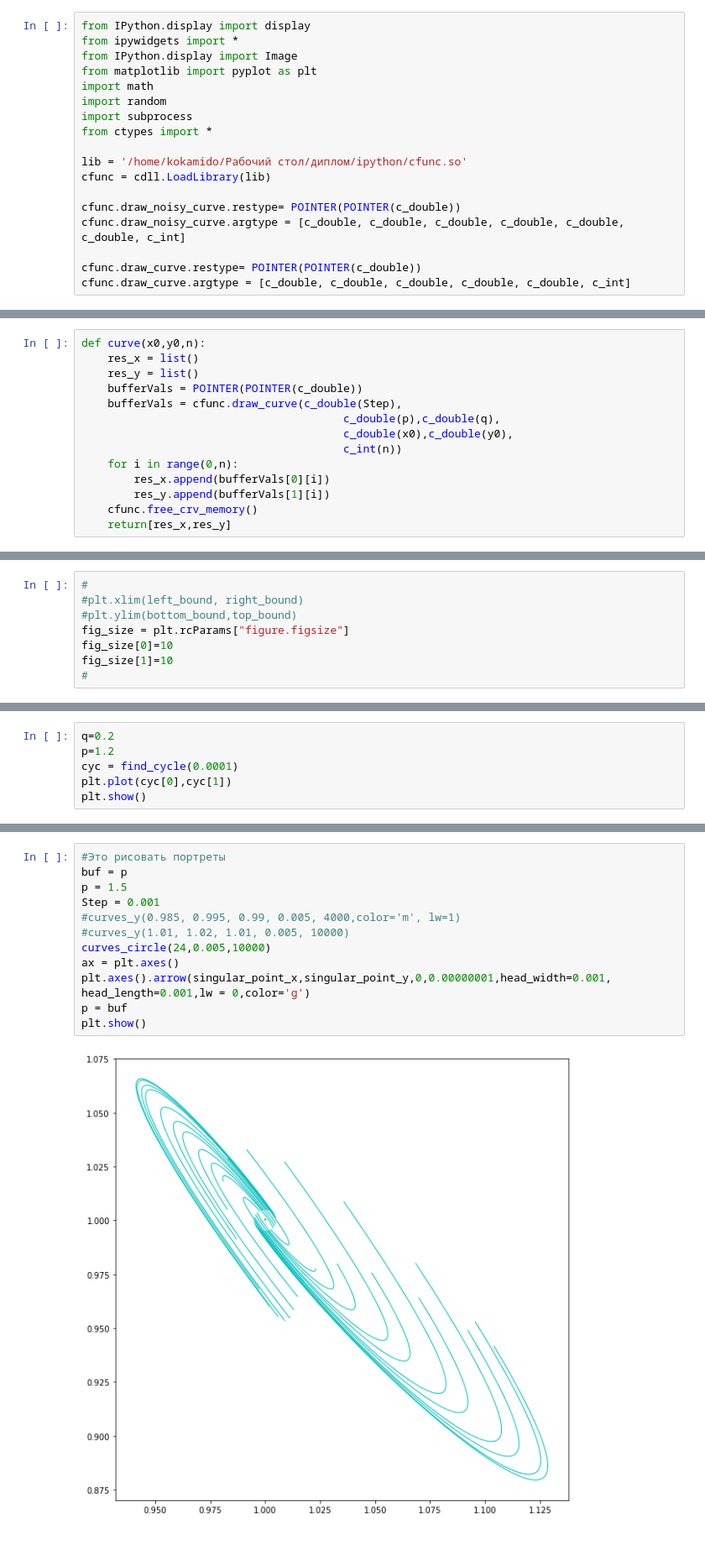
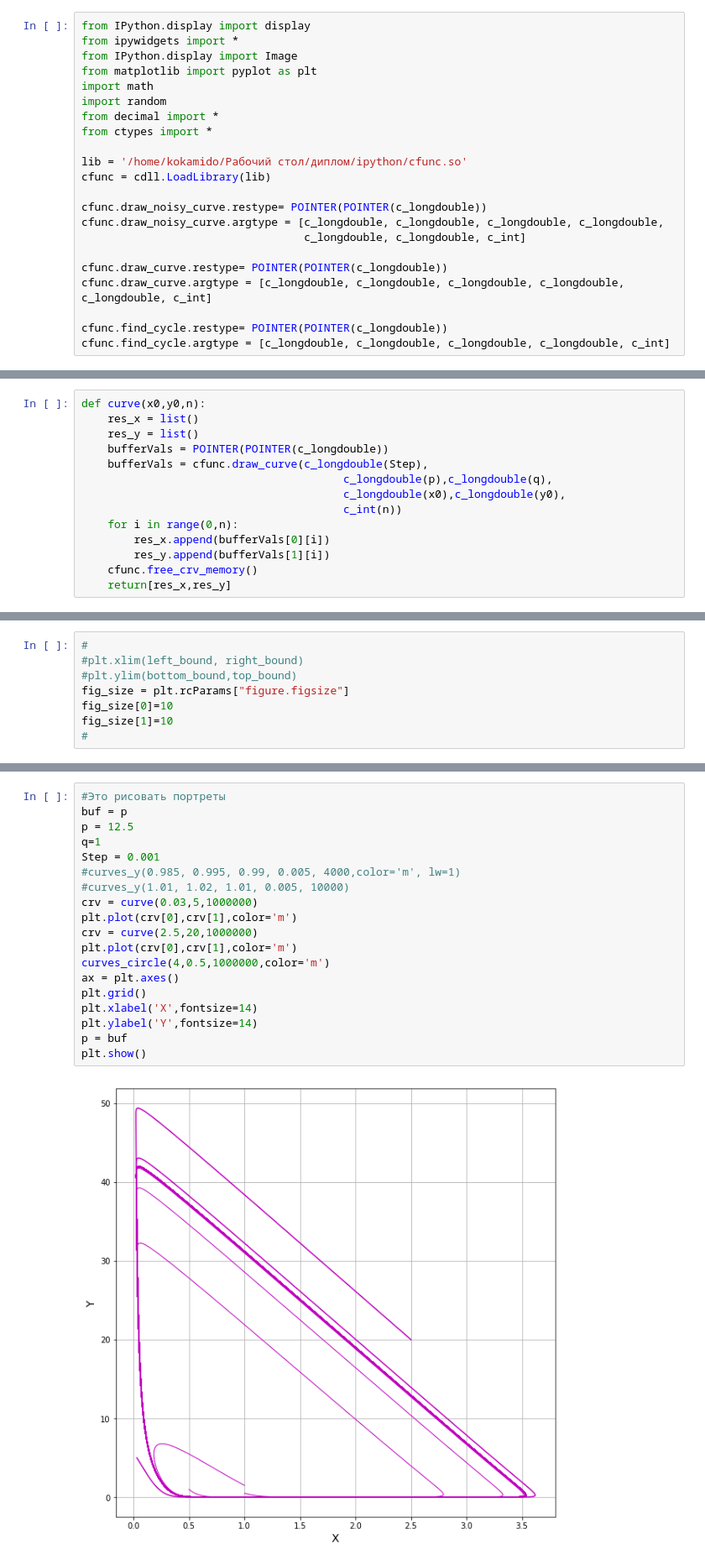
Before and after one commit to kokamido/Diploma, a Jupyter notebook: ipython/QandP-Copy1.ipynb, the cells around one changed output, grey strips where cells are left out. Shown: that part at 84% size. Cells and saved outputs as stored; diff of their text form.

```diff
--- a/ipython/QandP-Copy1.ipynb
+++ b/ipython/QandP-Copy1.ipynb
@@ -7,17 +7,21 @@ from IPython.display import Image
 from matplotlib import pyplot as plt
 import math
 import random
-import subprocess
+from decimal import *
 from ctypes import *
 
 lib = '/home/kokamido/Рабочий стол/диплом/ipython/cfunc.so'
 cfunc = cdll.LoadLibrary(lib)
 
-cfunc.draw_noisy_curve.restype= POINTER(POINTER(c_double))
-cfunc.draw_noisy_curve.argtype = [c_double, c_double, c_double, c_double, c_double, c_double, c_int]
+cfunc.draw_noisy_curve.restype= POINTER(POINTER(c_longdouble))
+cfunc.draw_noisy_curve.argtype = [c_longdouble, c_longdouble, c_longdouble, c_longdouble,
+                                  c_longdouble, c_longdouble, c_int]
 
-cfunc.draw_curve.restype= POINTER(POINTER(c_double))
-cfunc.draw_curve.argtype = [c_double, c_double, c_double, c_double, c_double, c_int]
+cfunc.draw_curve.restype= POINTER(POINTER(c_longdouble))
+cfunc.draw_curve.argtype = [c_longdouble, c_longdouble, c_longdouble, c_longdouble, c_longdouble, c_int]
+
+cfunc.find_cycle.restype= POINTER(POINTER(c_longdouble))
+cfunc.find_cycle.argtype = [c_longdouble, c_longdouble, c_longdouble, c_longdouble, c_int]
 # %%
 p=1
 q=1
@@ -29,10 +33,10 @@ singular_point_y = 1
 def curve(x0,y0,n):
     res_x = list()
     res_y = list()
-    bufferVals = POINTER(POINTER(c_double))
-    bufferVals = cfunc.draw_curve(c_double(Step),
-                                        c_double(p),c_double(q),
-                                        c_double(x0),c_double(y0),
+    bufferVals = POINTER(POINTER(c_longdouble))
+    bufferVals = cfunc.draw_curve(c_longdouble(Step),
+                                        c_longdouble(p),c_longdouble(q),
+                                        c_longdouble(x0),c_longdouble(y0),
                                         c_int(n))
     for i in range(0,n):
         res_x.append(bufferVals[0][i])
@@ -271,6 +323,0 @@ fig_size[1]=10
-# %%
-q=0.2
-p=1.2
-cyc = find_cycle(0.0001)
-plt.plot(cyc[0],cyc[1])
-plt.show()
@@ -307,14 +346,21 @@ plt.show()
 # %%
 #Это рисовать портреты
 buf = p
-p = 1.5
+p = 12.5
+q=1
 Step = 0.001
 #curves_y(0.985, 0.995, 0.99, 0.005, 4000,color='m', lw=1)
 #curves_y(1.01, 1.02, 1.01, 0.005, 10000)
-curves_circle(24,0.005,10000)
+crv = curve(0.03,5,1000000)
+plt.plot(crv[0],crv[1],color='m')
+crv = curve(2.5,20,1000000)
+plt.plot(crv[0],crv[1],color='m')
+curves_circle(4,0.5,1000000,color='m')
 ax = plt.axes()
-plt.axes().arrow(singular_point_x,singular_point_y,0,0.00000001,head_width=0.001, head_length=0.001,lw = 0,color='g')
+plt.grid()
+plt.xlabel('X',fontsize=14)
+plt.ylabel('Y',fontsize=14)
 p = buf
 plt.show()
 # %% [output]
-[figure, old version]
+[figure, new version]
```
Also changed, not shown: parts of 17 cells of this notebook, 22 other files.
